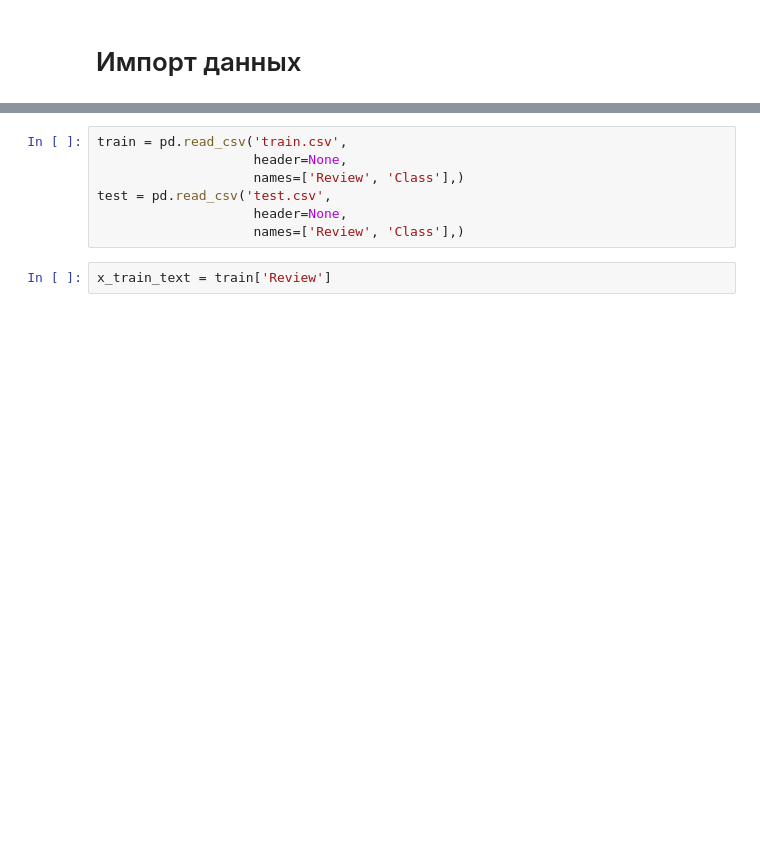
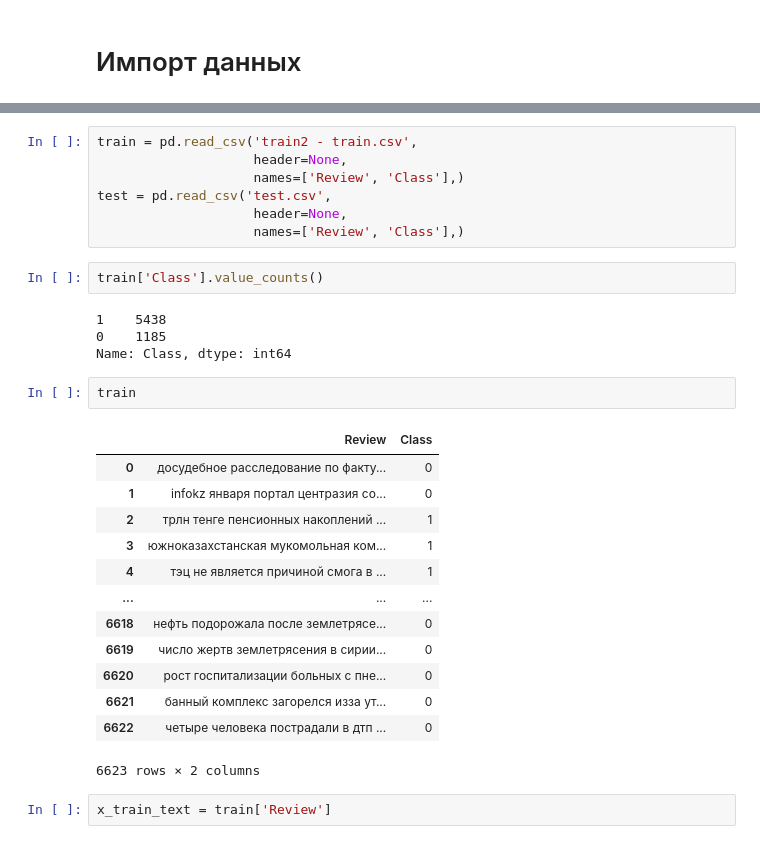
Before and after one commit to 93gad/SA_RNN_TFKERAS, a Jupyter notebook: SA_RNN_TFKERAS_V3.ipynb, the cells around one changed output, grey strips where cells are left out. Cells and saved outputs as stored; diff of their text form; blank space fills up the shorter version.

```diff
--- a/SA_RNN_TFKERAS_V3.ipynb
+++ b/SA_RNN_TFKERAS_V3.ipynb
@@ -29,10 +44,32 @@ To: /content/train.csv
 # %%
-train = pd.read_csv('train.csv',
+train = pd.read_csv('train2 - train.csv',
                     header=None,
                     names=['Review', 'Class'],)
 test = pd.read_csv('test.csv',
                     header=None,
                     names=['Review', 'Class'],)
+# %%
+train['Class'].value_counts()
+# %% [output]
+1    5438
+0    1185
+Name: Class, dtype: int64
+# %%
+train
+# %% [output]
+|  | Review | Class |
+| 0 | досудебное расследование по факту... | 0 |
+| 1 | infokz января портал центразия со... | 0 |
+| 2 | трлн тенге пенсионных накоплений ... | 1 |
+| 3 | южноказахстанская мукомольная ком... | 1 |
+| 4 | тэц не является причиной смога в ... | 1 |
+| ... | ... | ... |
+| 6618 | нефть подорожала после землетрясе... | 0 |
+| 6619 | число жертв землетрясения в сирии... | 0 |
+| 6620 | рост госпитализации больных c пне... | 0 |
+| 6621 | банный комплекс загорелся изза ут... | 0 |
+| 6622 | четыре человека пострадали в дтп ... | 0 |
+6623 rows × 2 columns
 # %%
 x_train_text = train['Review']
 # %%
```
Also changed, not shown: parts of 35 cells of this notebook.
